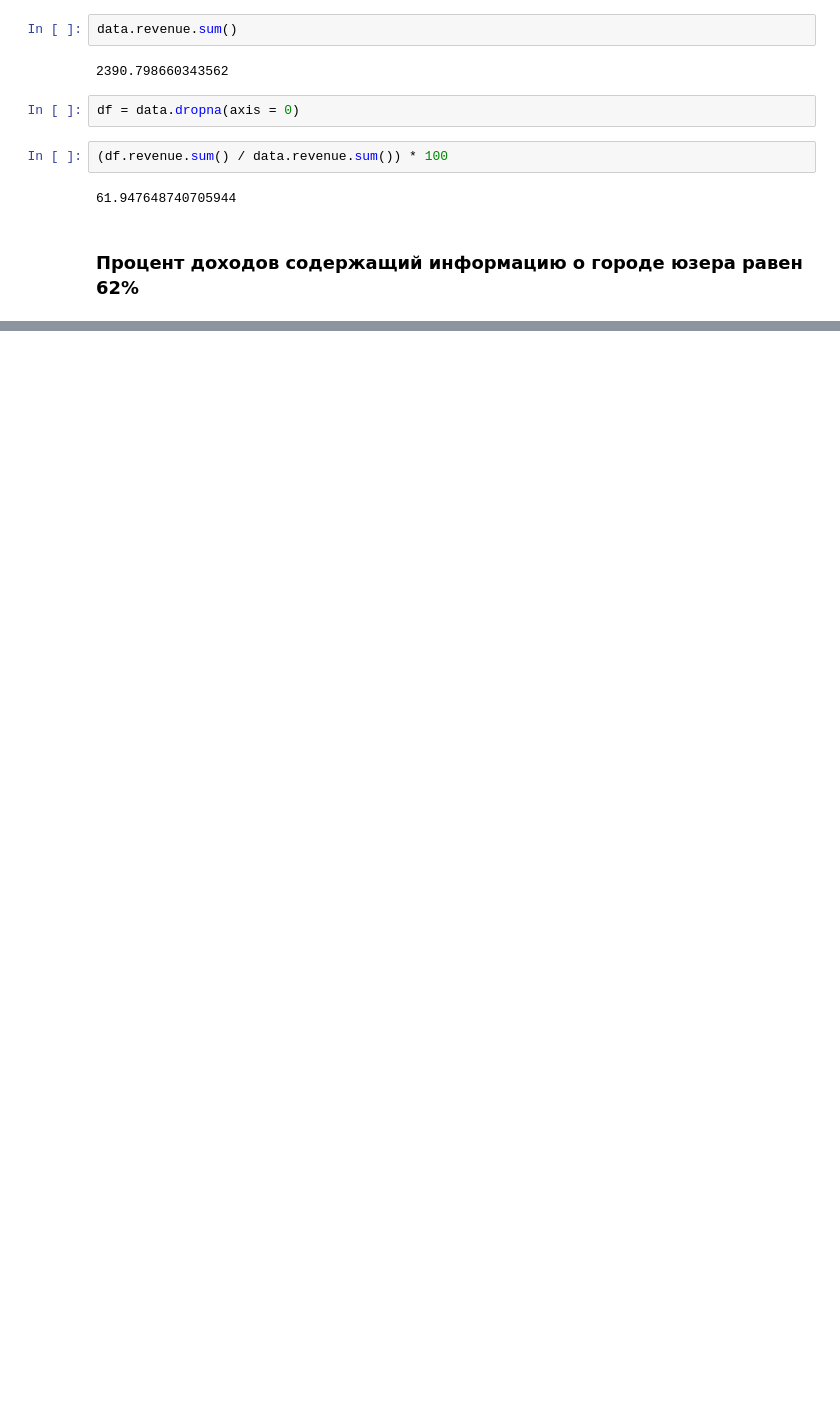
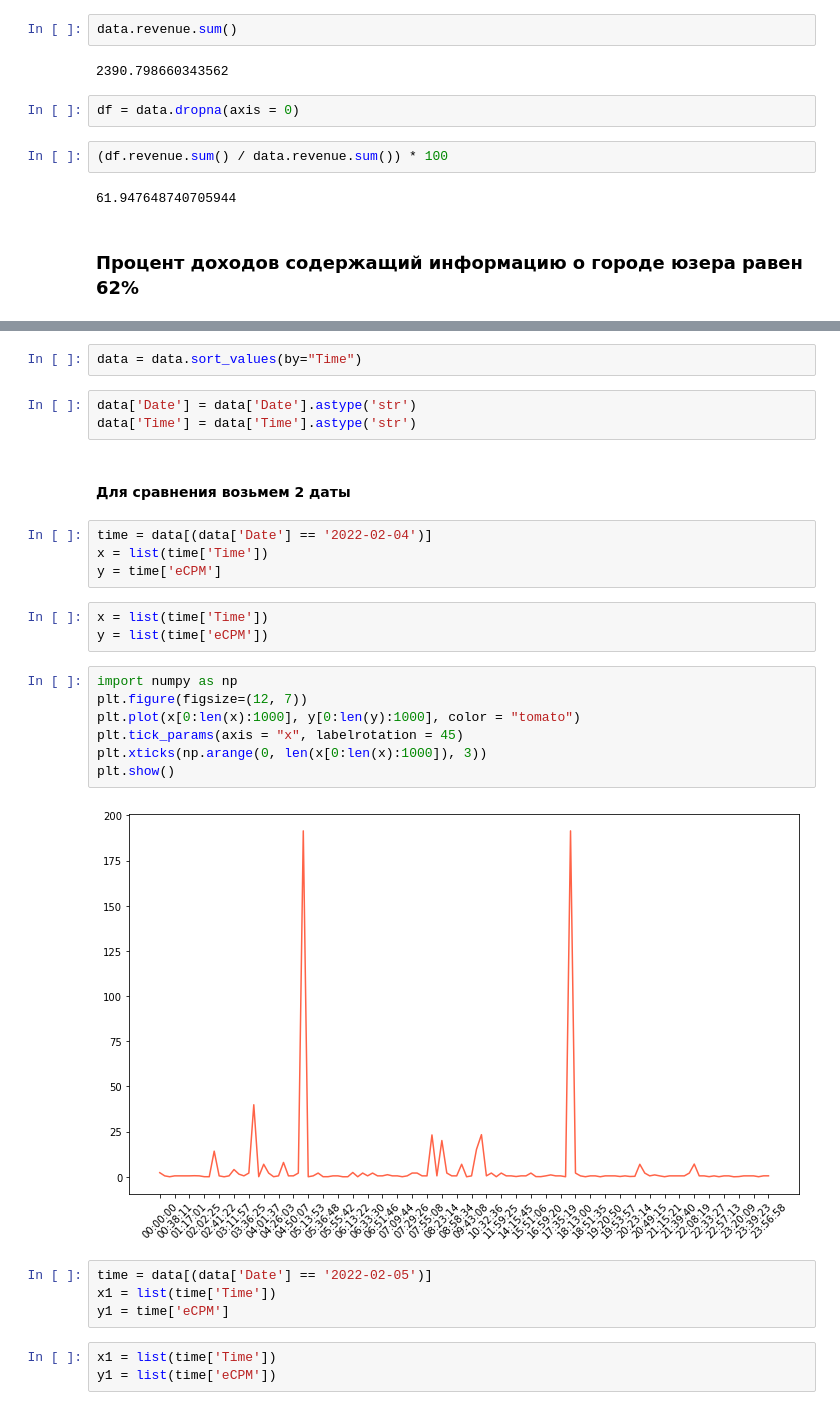
Before and after one commit to AnastasiaFigurova/Test, a Jupyter notebook: Test.ipynb, the cells around one changed output, grey strips where cells are left out. Drawn from its saved outputs; the diff is of its cells as text; blank space fills up the shorter version.

```diff
--- a/Test.ipynb
+++ b/Test.ipynb
@@ -421,0 +428,30 @@ df = data.dropna(axis = 0)
+# %%
+data = data.sort_values(by="Time")
+# %%
+data['Date'] = data['Date'].astype('str')
+data['Time'] = data['Time'].astype('str')
+# %% [markdown]
+#### Для сравнения возьмем 2 даты
+# %%
+time = data[(data['Date'] == '2022-02-04')]
+x = list(time['Time'])
+y = time['eCPM']
+# %%
+x = list(time['Time'])
+y = list(time['eCPM'])
+# %%
+import numpy as np
+plt.figure(figsize=(12, 7))
+plt.plot(x[0:len(x):1000], y[0:len(y):1000], color = "tomato")
+plt.tick_params(axis = "x", labelrotation = 45)
+plt.xticks(np.arange(0, len(x[0:len(x):1000]), 3))
+plt.show()
+# %% [output]
+[figure, added]
+# %%
+time = data[(data['Date'] == '2022-02-05')]
+x1 = list(time['Time'])
+y1 = time['eCPM']
+# %%
+x1 = list(time['Time'])
+y1 = list(time['eCPM'])
```
Also changed, not shown: parts of 7 cells of this notebook.
